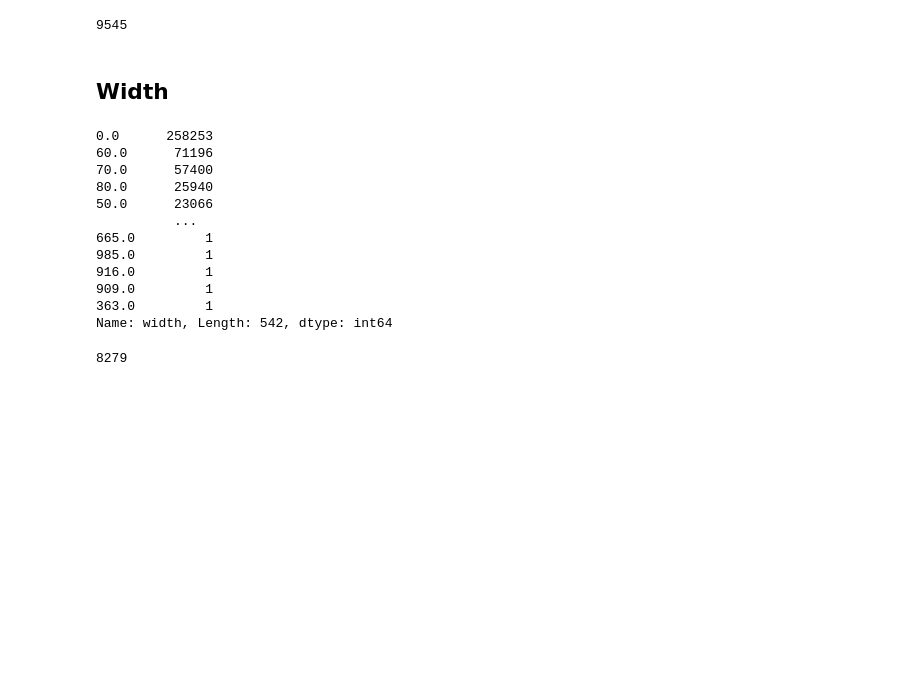
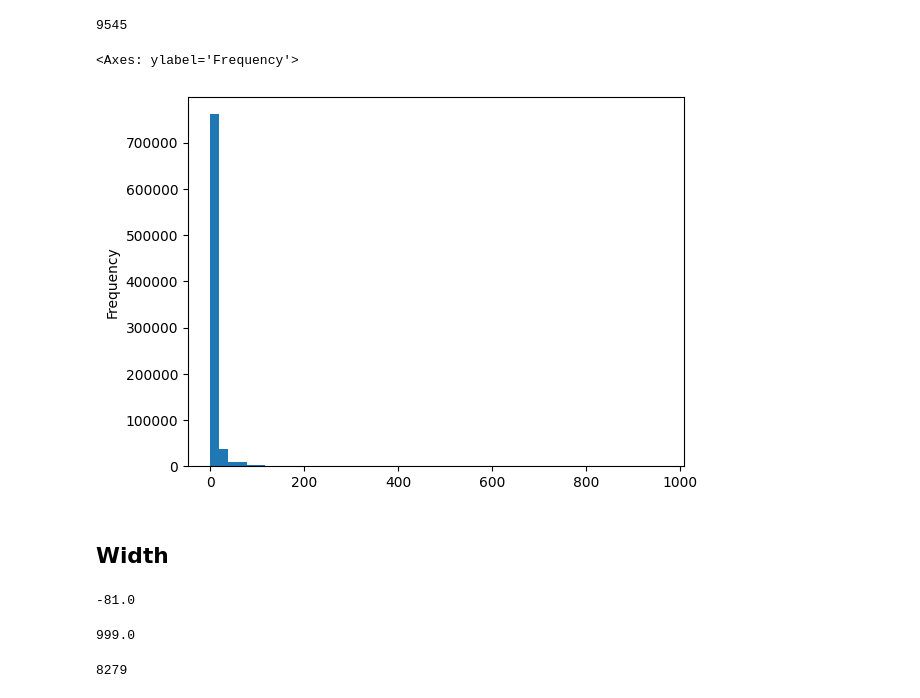
Before and after one commit to annagergaly/french-accidents, a Jupyter notebook: places.ipynb, the cells around one changed output. Drawn from its saved outputs; the diff is of its cells as text; code cells hidden in the pictures; blank space fills up the shorter version.

```diff
--- a/places.ipynb
+++ b/places.ipynb
@@ -319,4 +246,4 @@ df['terrain_type'].isna().sum()
 # %% [output]
 1061
 # %%
-df['terrain_type'].fillna(1.0)
+df['terrain_type'].fillna(1.0, inplace=True)
@@ -354,6 +268,8 @@ Name: pr, Length: 736, dtype: int64
 df['pr'].isna().sum()
 # %% [output]
 425215
+# %%
+df.drop('pr', axis=1, inplace=True)
 # %% [markdown]
 ## PR distance (?)
 # %%
@@ -375,6 +291,8 @@ Name: pr_distance, Length: 2127, dtype: int64
 df['pr_distance'].isna().sum()
 # %% [output]
 426522
+# %%
+df.drop('pr_distance', axis=1, inplace=True)
 # %% [markdown]
 ## Road curve
 
@@ -399,4 +317,4 @@ df['curve_type'].isna().sum()
 # %% [output]
 1076
 # %%
-df['curve_type'].fillna(1.0)
+df['curve_type'].fillna(1.0, inplace=True)
@@ -434,3 +339,8 @@ Name: central_width, Length: 371, dtype: int64
 df['central_width'].isna().sum()
 # %% [output]
 9545
+# %%
+df['central_width'].plot(kind='hist', bins=50)
+# %% [output]
+<Axes: ylabel='Frequency'>
+[figure, added]
@@ -437,20 +349,13 @@ df['central_width'].isna().sum()
 # %% [markdown]
 ## Width
 # %%
-df['width'].value_counts()
+df['width'].min()
 # %% [output]
-0.0      258253
-60.0      71196
-70.0      57400
-80.0      25940
-50.0      23066
-          ...
-665.0         1
-985.0         1
-916.0         1
-909.0         1
-363.0         1
-Name: width, Length: 542, dtype: int64
+-81.0
+# %%
+df['width'].max()
+# %% [output]
+999.0
 # %%
 df['width'].isna().sum()
 # %% [output]
```
Also changed, not shown: parts of 31 cells of this notebook.
